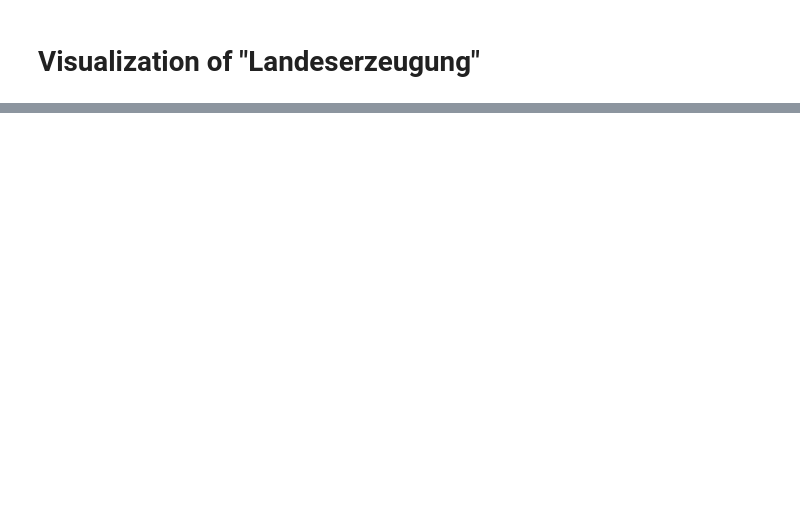
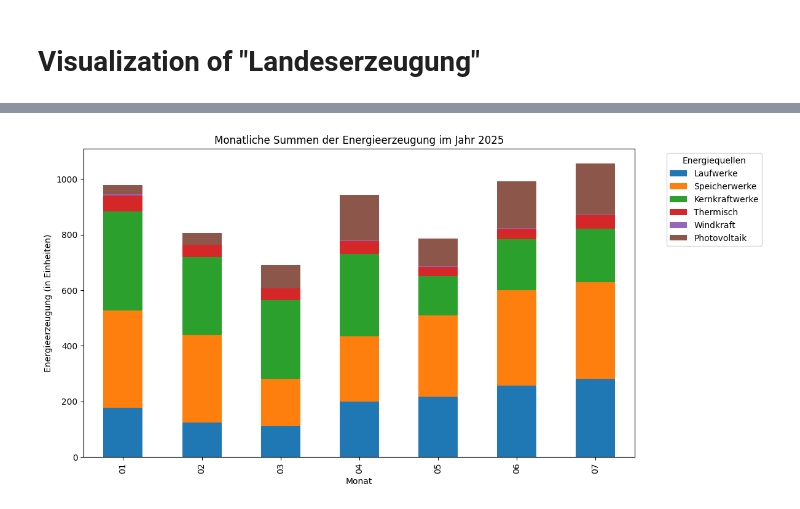
Before and after one commit to fajsh/datenvisualisierung-cds-111, a Jupyter notebook: visualizations_ajshe.ipynb, the cells around one changed output, grey strips where cells are left out. Cells and saved outputs as stored; diff of their text form; code cells hidden in the pictures; blank space fills up the shorter version.

Commit message:
added first visualization

```diff
--- a/visualizations_ajshe.ipynb
+++ b/visualizations_ajshe.ipynb
@@ -30,0 +12,18 @@ df
+# %%
+# List of columns to calculate monthly sums for
+columns_to_process = [
+    'Laufwerke', 'Speicherwerke', 'Total Hydraulisch', 'Kernkraftwerke',
+    'Thermisch', 'Windkraft', 'Photovoltaik', 'Total Erneuerbar'
+]
+
+# Group by month, sum the specified columns and round
+df_monthly_sums = df[df['Datum'].dt.year == 2025].groupby(df['Datum'].dt.strftime('%m'))[columns_to_process].sum().round(1)
+
+# Reset the index to make 'Monat' a column
+df_monthly_sums = df_monthly_sums.reset_index()
+
+# Rename the date column to 'Monat'
+df_monthly_sums.rename(columns={'Datum': 'Monat'}, inplace=True)
+
+# Display the resulting dataframe
+df_monthly_sums
@@ -30,0 +39,6 @@ df
+# %%
+# Add a row with total sums for each column at the end
+total_row = pd.DataFrame(df_monthly_sums[columns_to_process].sum()).T
+total_row['Monat'] = 'Total'
+df_monthly_sums = pd.concat([df_monthly_sums, total_row], ignore_index=True)
+df_monthly_sums
@@ -30,0 +55,15 @@ df
+# %%
+df_monthly_sums_copy = df_monthly_sums.copy()
+df_monthly_sums_copy = df_monthly_sums_copy.drop(columns=['Total Hydraulisch', 'Total Erneuerbar'])
+# visualize the monthly sums using a bar plot
+plt.figure(figsize=(12, 6))
+df_monthly_sums_plot = df_monthly_sums_copy[df_monthly_sums_copy['Monat'] != 'Total']
+df_monthly_sums_plot.set_index('Monat').plot(kind='bar', stacked=True, ax=plt.gca())
+plt.title('Monatliche Summen der Energieerzeugung im Jahr 2025')
+plt.xlabel('Monat')
+plt.ylabel('Energieerzeugung (in Einheiten)')
+plt.legend(title='Energiequellen', bbox_to_anchor=(1.05, 1), loc='upper left')
+plt.tight_layout()
+plt.show()
+# %% [output]
+[figure, added]
```
Also changed, not shown: parts of 4 cells of this notebook.
